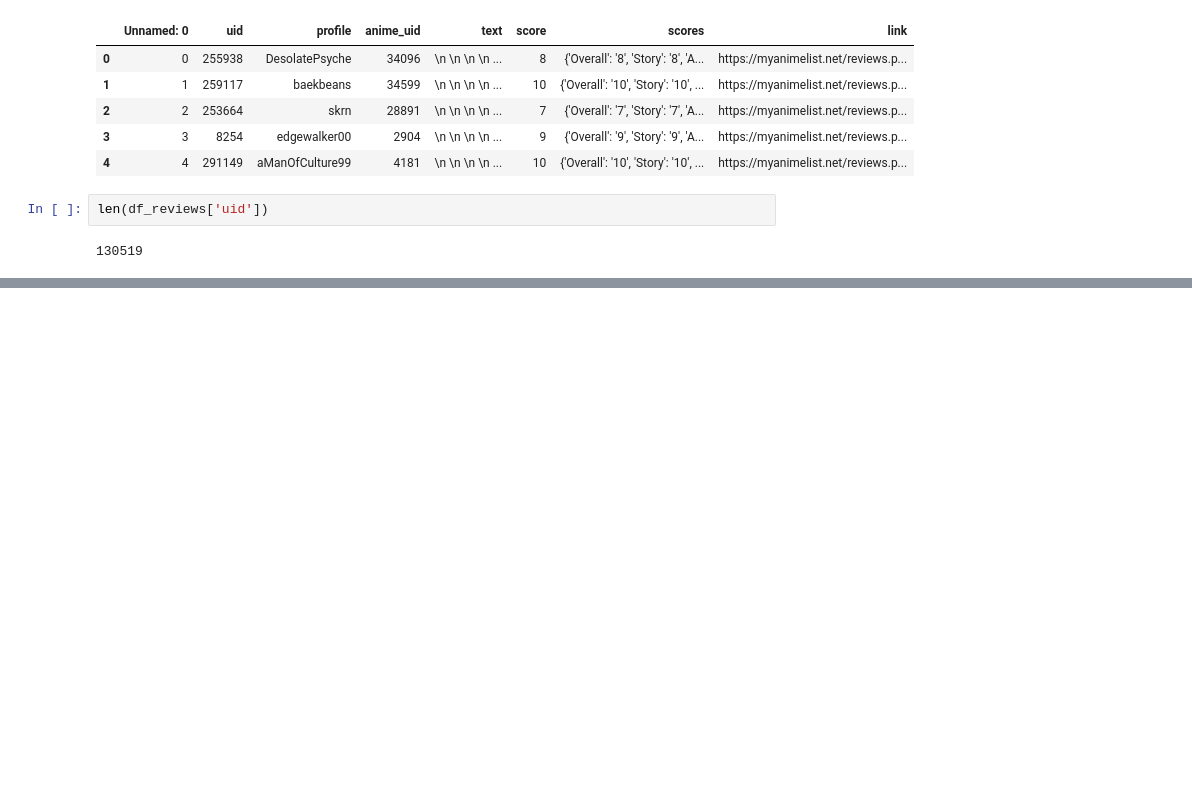
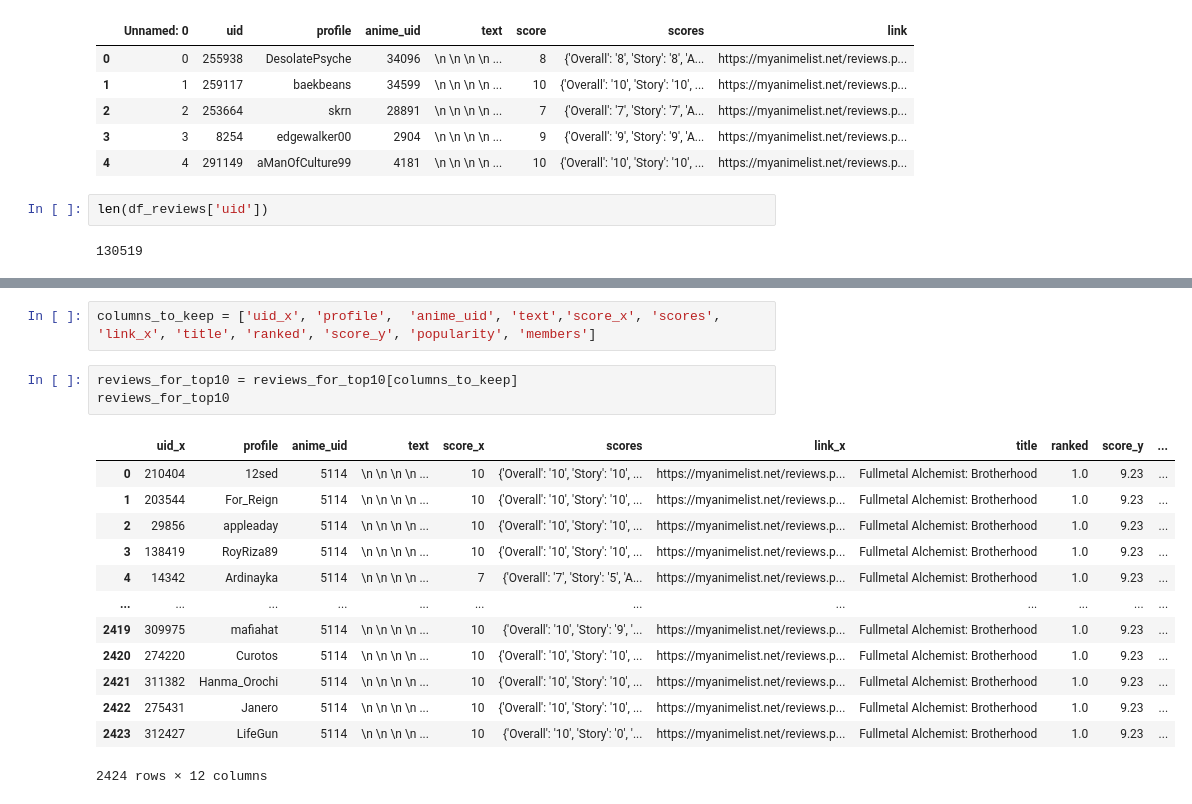
Before and after one commit to qxzjy/anime-recommendation-engine, a Jupyter notebook: notebook/EDA.ipynb, the cells around one changed output, grey strips where cells are left out. Drawn from its saved outputs; the diff is of its cells as text; blank space fills up the shorter version.

```diff
--- a/notebook/EDA.ipynb
+++ b/notebook/EDA.ipynb
@@ -231,0 +258,19 @@ Name: uid, dtype: int64>
+# %%
+columns_to_keep = ['uid_x', 'profile',	'anime_uid', 'text','score_x', 'scores', 'link_x', 'title', 'ranked', 'score_y', 'popularity', 'members']
+# %%
+reviews_for_top10 = reviews_for_top10[columns_to_keep]
+reviews_for_top10
+# %% [output]
+|  | uid_x | profile | anime_uid | text | score_x | scores | link_x | title | ranked | score_y | ... |
+| 0 | 210404 | 12sed | 5114 | \n \n \n \n ... | 10 | {'Overall': '10', 'Story': '10', ... | https://myanimelist.net/reviews.p... | Fullmetal Alchemist: Brotherhood | 1.0 | 9.23 | ... |
+| 1 | 203544 | For_Reign | 5114 | \n \n \n \n ... | 10 | {'Overall': '10', 'Story': '10', ... | https://myanimelist.net/reviews.p... | Fullmetal Alchemist: Brotherhood | 1.0 | 9.23 | ... |
+| 2 | 29856 | appleaday | 5114 | \n \n \n \n ... | 10 | {'Overall': '10', 'Story': '10', ... | https://myanimelist.net/reviews.p... | Fullmetal Alchemist: Brotherhood | 1.0 | 9.23 | ... |
+| 3 | 138419 | RoyRiza89 | 5114 | \n \n \n \n ... | 10 | {'Overall': '10', 'Story': '10', ... | https://myanimelist.net/reviews.p... | Fullmetal Alchemist: Brotherhood | 1.0 | 9.23 | ... |
+| 4 | 14342 | Ardinayka | 5114 | \n \n \n \n ... | 7 | {'Overall': '7', 'Story': '5', 'A... | https://myanimelist.net/reviews.p... | Fullmetal Alchemist: Brotherhood | 1.0 | 9.23 | ... |
+| ... | ... | ... | ... | ... | ... | ... | ... | ... | ... | ... | ... |
+| 2419 | 309975 | mafiahat | 5114 | \n \n \n \n ... | 10 | {'Overall': '10', 'Story': '9', '... | https://myanimelist.net/reviews.p... | Fullmetal Alchemist: Brotherhood | 1.0 | 9.23 | ... |
+| 2420 | 274220 | Curotos | 5114 | \n \n \n \n ... | 10 | {'Overall': '10', 'Story': '10', ... | https://myanimelist.net/reviews.p... | Fullmetal Alchemist: Brotherhood | 1.0 | 9.23 | ... |
+| 2421 | 311382 | Hanma_Orochi | 5114 | \n \n \n \n ... | 10 | {'Overall': '10', 'Story': '10', ... | https://myanimelist.net/reviews.p... | Fullmetal Alchemist: Brotherhood | 1.0 | 9.23 | ... |
+| 2422 | 275431 | Janero | 5114 | \n \n \n \n ... | 10 | {'Overall': '10', 'Story': '10', ... | https://myanimelist.net/reviews.p... | Fullmetal Alchemist: Brotherhood | 1.0 | 9.23 | ... |
+| 2423 | 312427 | LifeGun | 5114 | \n \n \n \n ... | 10 | {'Overall': '10', 'Story': '0', '... | https://myanimelist.net/reviews.p... | Fullmetal Alchemist: Brotherhood | 1.0 | 9.23 | ... |
+2424 rows × 12 columns
```
Also changed, not shown: parts of 6 cells of this notebook.
